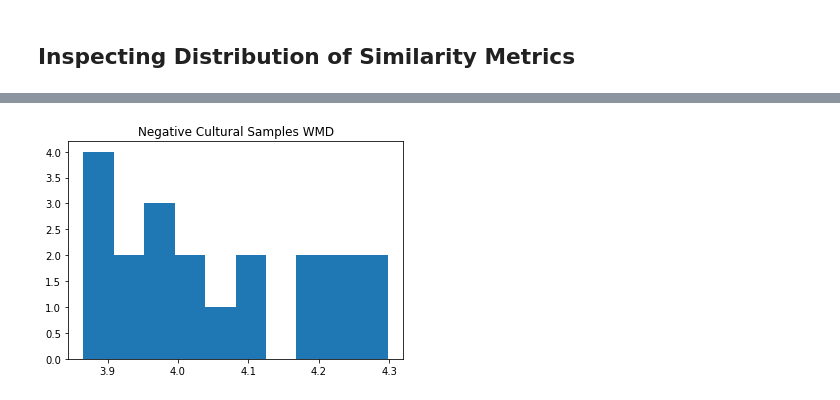
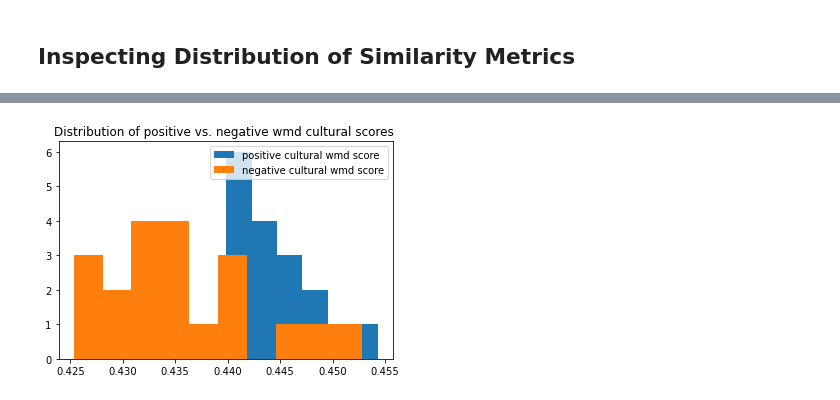
Before and after one commit to h2researchgroup/embeddings, a Jupyter notebook: word_movers_distance/Calculate_WMD_cos_scores.ipynb, the cells around one changed output, grey strips where cells are left out. Drawn from its saved outputs; the diff is of its cells as text; code cells hidden in the pictures.

```diff
--- a/word_movers_distance/Calculate_WMD_cos_scores.ipynb
+++ b/word_movers_distance/Calculate_WMD_cos_scores.ipynb
@@ -490,0 +536,9 @@ neg_rela = neg_rela.drop(drop_columns,axis = 1 )
+# %%
+pos_cult=pos_cult.rename(columns={'dem_sim':'dem_cos_sim', 'rela_sim':'rela_cos_sim', 'cult_sim':'cult_cos_sim'})
+neg_cult=neg_cult.rename(columns={'dem_sim':'dem_cos_sim', 'rela_sim':'rela_cos_sim', 'cult_sim':'cult_cos_sim'})
+
+pos_demog=pos_demog.rename(columns={'dem_sim':'dem_cos_sim', 'rela_sim':'rela_cos_sim', 'cult_sim':'cult_cos_sim'})
+neg_demog=neg_demog.rename(columns={'dem_sim':'dem_cos_sim', 'rela_sim':'rela_cos_sim', 'cult_sim':'cult_cos_sim'})
+
+pos_rela=pos_rela.rename(columns={'dem_sim':'dem_cos_sim', 'rela_sim':'rela_cos_sim', 'cult_sim':'cult_cos_sim'})
+neg_rela=neg_rela.rename(columns={'dem_sim':'dem_cos_sim', 'rela_sim':'rela_cos_sim', 'cult_sim':'cult_cos_sim'})
@@ -490,0 +586,9 @@ neg_rela = neg_rela.drop(drop_columns,axis = 1 )
+# %%
+pos_cult = normalize_invert_wmd(pos_cult)
+neg_cult = normalize_invert_wmd(neg_cult)
+
+pos_demog = normalize_invert_wmd(pos_demog)
+neg_demog = normalize_invert_wmd(neg_demog)
+
+pos_rela = normalize_invert_wmd(pos_rela)
+neg_rela = normalize_invert_wmd(neg_rela)
@@ -491,3 +616,15 @@ neg_rela = neg_rela.drop(drop_columns,axis = 1 )
+# %%
+keep_cols = ['edited_filename', 'article_name', 'processed','classified_perspective_wmd',
+       'classified_perspective_cos', 'normalized_dem_wmd',
+       'normalized_rela_wmd', 'normalized_cult_wmd', 'normalized_dem_cos',
+       'normalized_rela_cos', 'normalized_cult_cos']
+# %%
+pos_cult = pos_cult[keep_cols]
+neg_cult = neg_cult[keep_cols]
+pos_rela = pos_rela[keep_cols]
+neg_rela = neg_rela[keep_cols]
+pos_demog = pos_demog[keep_cols]
+neg_demog = neg_demog[keep_cols]
 # %%
 pos_cult.to_csv('pos_cult_sample_wmd_cos.csv')
 neg_cult.to_csv('neg_cult_sample_wmd_cos.csv')
@@ -638,6 +643,8 @@ plt.show()
-# %%
-plt.hist(([neg_cult['cult_scores']]))
-plt.title('Negative Cultural Samples WMD')
-plt.show()
-# %% [output]
-[figure, removed]
+# %%
+plt.hist(pos_cult['normalized_cult_wmd'], label = 'positive cultural wmd score')
+plt.hist(neg_cult['normalized_cult_wmd'], label = 'negative cultural wmd score')
+plt.title('Distribution of positive vs. negative wmd cultural scores ')
+plt.legend()
+plt.show()
+# %% [output]
+[figure, added]
```
Also changed, not shown: parts of 50 cells of this notebook.
